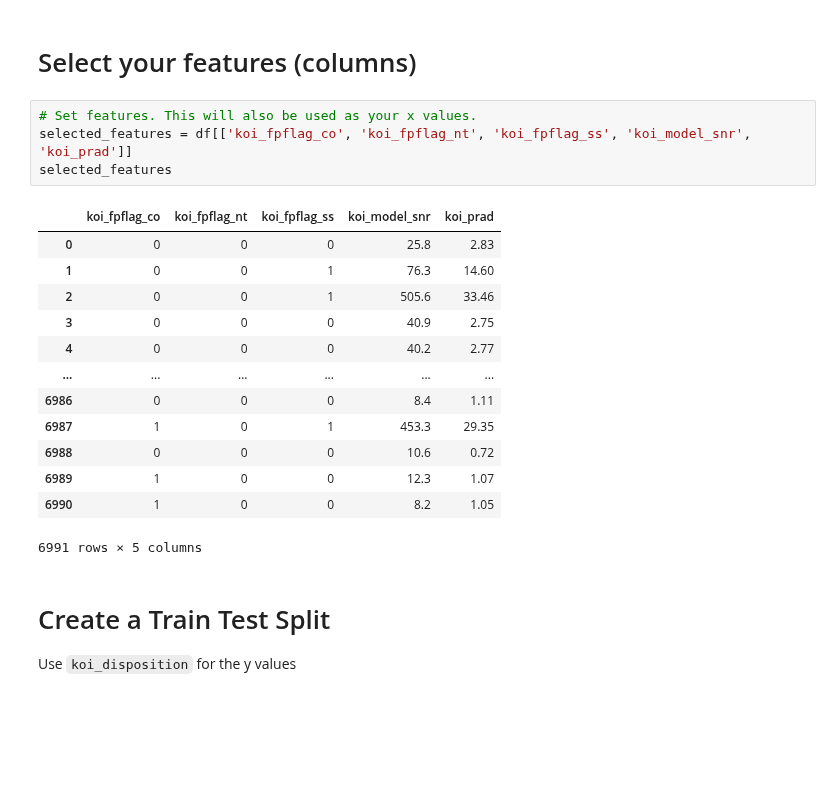
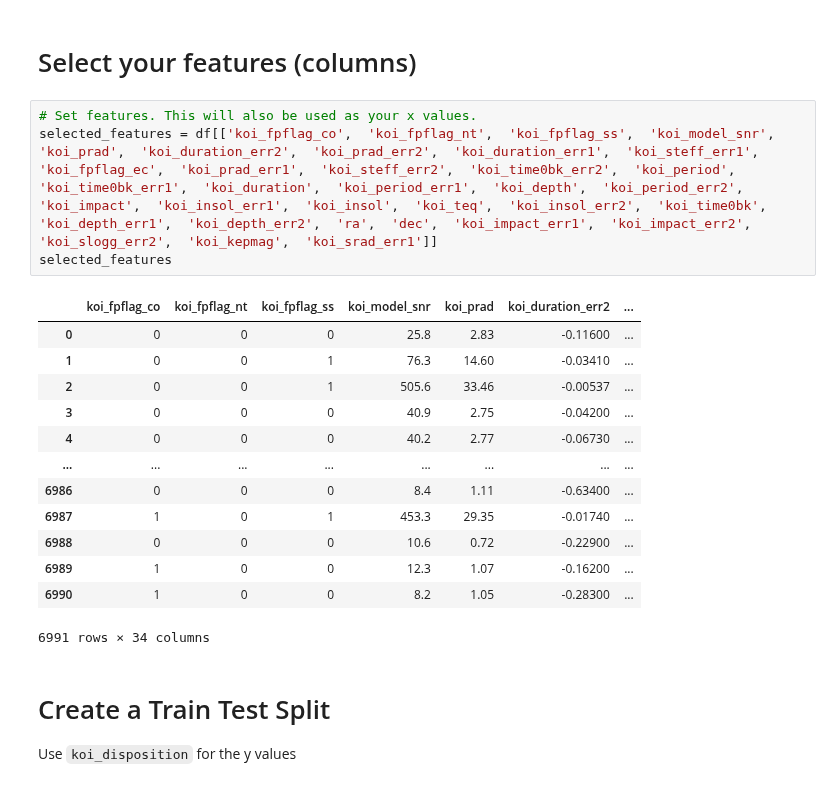
Before and after one commit to gleixners792/machine-learning-challenge, a Jupyter notebook: notebooks/ExoPlanet_SVN_Expanded_more.ipynb, the cells around one changed output. Saved outputs shown, nothing was run; the diff lists cells and outputs as text; blank space fills up the shorter version.

```diff
--- a/notebooks/ExoPlanet_SVN.ipynb
+++ b/notebooks/ExoPlanet_SVN_Expanded_more.ipynb
@@ -33,22 +33,22 @@ df
 # Select your features (columns)
 # %%
 # Set features. This will also be used as your x values.
-selected_features = df[['koi_fpflag_co', 'koi_fpflag_nt', 'koi_fpflag_ss', 'koi_model_snr', 'koi_prad']]
+selected_features = df[['koi_fpflag_co',  'koi_fpflag_nt',  'koi_fpflag_ss',  'koi_model_snr',  'koi_prad',  'koi_duration_err2',  'koi_prad_err2',  'koi_duration_err1',  'koi_steff_err1',  'koi_fpflag_ec',  'koi_prad_err1',  'koi_steff_err2',  'koi_time0bk_err2',  'koi_period',  'koi_time0bk_err1',  'koi_duration',  'koi_period_err1',  'koi_depth',  'koi_period_err2',  'koi_impact',  'koi_insol_err1',  'koi_insol',  'koi_teq',  'koi_insol_err2',  'koi_time0bk',  'koi_depth_err1',  'koi_depth_err2',  'ra',  'dec',  'koi_impact_err1',  'koi_impact_err2',  'koi_slogg_err2',  'koi_kepmag',  'koi_srad_err1']]
 selected_features
 # %% [output]
-|  | koi_fpflag_co | koi_fpflag_nt | koi_fpflag_ss | koi_model_snr | koi_prad |
-| 0 | 0 | 0 | 0 | 25.8 | 2.83 |
-| 1 | 0 | 0 | 1 | 76.3 | 14.60 |
-| 2 | 0 | 0 | 1 | 505.6 | 33.46 |
-| 3 | 0 | 0 | 0 | 40.9 | 2.75 |
-| 4 | 0 | 0 | 0 | 40.2 | 2.77 |
-| ... | ... | ... | ... | ... | ... |
-| 6986 | 0 | 0 | 0 | 8.4 | 1.11 |
-| 6987 | 1 | 0 | 1 | 453.3 | 29.35 |
-| 6988 | 0 | 0 | 0 | 10.6 | 0.72 |
-| 6989 | 1 | 0 | 0 | 12.3 | 1.07 |
-| 6990 | 1 | 0 | 0 | 8.2 | 1.05 |
+|  | koi_fpflag_co | koi_fpflag_nt | koi_fpflag_ss | koi_model_snr | koi_prad | koi_duration_err2 | ... |
+| 0 | 0 | 0 | 0 | 25.8 | 2.83 | -0.11600 | ... |
+| 1 | 0 | 0 | 1 | 76.3 | 14.60 | -0.03410 | ... |
+| 2 | 0 | 0 | 1 | 505.6 | 33.46 | -0.00537 | ... |
+| 3 | 0 | 0 | 0 | 40.9 | 2.75 | -0.04200 | ... |
+| 4 | 0 | 0 | 0 | 40.2 | 2.77 | -0.06730 | ... |
+| ... | ... | ... | ... | ... | ... | ... | ... |
+| 6986 | 0 | 0 | 0 | 8.4 | 1.11 | -0.63400 | ... |
+| 6987 | 1 | 0 | 1 | 453.3 | 29.35 | -0.01740 | ... |
+| 6988 | 0 | 0 | 0 | 10.6 | 0.72 | -0.22900 | ... |
+| 6989 | 1 | 0 | 0 | 12.3 | 1.07 | -0.16200 | ... |
+| 6990 | 1 | 0 | 0 | 8.2 | 1.05 | -0.28300 | ... |
-6991 rows × 5 columns
+6991 rows × 34 columns
 # %% [markdown]
 # Create a Train Test Split
 
```
Also changed, not shown: parts of 7 cells of this notebook, 5 other files.
